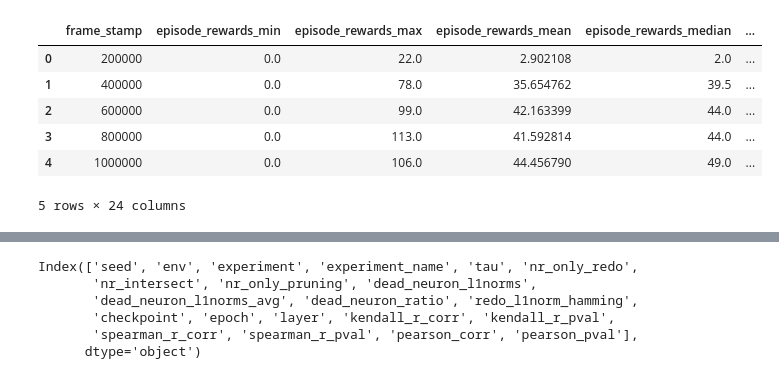
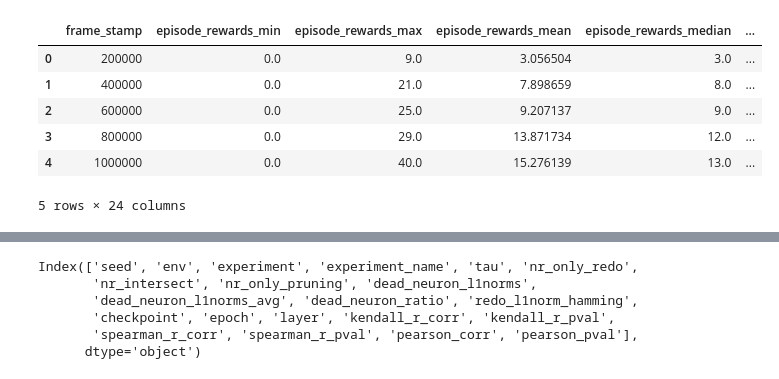
Before and after one commit to mariusdgm/minatar_work, a Jupyter notebook: notebooks/inspect_training_output.ipynb, the cells around one changed output, grey strips where cells are left out. Cells and saved outputs as stored; diff of their text form; code cells hidden in the pictures.

```diff
--- a/notebooks/inspect_training_output.ipynb
+++ b/notebooks/inspect_training_output.ipynb
@@ -47,7 +50,7 @@ warnings.filterwarnings('ignore', category=FutureWarning)
 training_outputs_folder_path = (
     r"D:\Work\PhD\minatar_work\experiments\training\outputs"
 )
-training_timestamp_folder = "2023_07_13-10_44_18"
+training_timestamp_folder = "2023_07_23-21_46_04"
 
 experiment_paths = collect_training_output_files(
         os.path.join(training_outputs_folder_path, training_timestamp_folder)
@@ -80,38 +83,38 @@ def process_records_from_stats_and_config(stats, config_path, stats_type):
 
     # build experiment name cause I did not think to save some kind of
     # exp name in config
     config_file_name = os.path.basename(config_path)
 
     # add info from the config file
     for record in flat_records:
         record["environment"] = config["environment"]
         record["seed"] = config["seed"]
         record["experiment_name"] = config["experiment_name"]
 
     return flat_records
 
 def collect_training_experiment_results(experiment_paths, stats="validation", train_epoch_counter = 200_000):
     records = []
     for experiment_files in experiment_paths:
         if experiment_files: # in case experiment did not finish
             records.extend(get_records_from_training_experiment(experiment_files, stats_type=stats))
 
     df = pd.DataFrame.from_records(records)
     df["epoch"] = df["frame_stamp"] // train_epoch_counter
 
     return df
 
 df = collect_training_experiment_results(experiment_paths, stats="validation")
 # df = collect_training_experiment_results(experiment_paths, stats="training")
 
 df.head()
 # %% [output]
 |  | frame_stamp | episode_rewards_min | episode_rewards_max | episode_rewards_mean | episode_rewards_median | ... |
-| 0 | 200000 | 0.0 | 22.0 | 2.902108 | 2.0 | ... |
-| 1 | 400000 | 0.0 | 78.0 | 35.654762 | 39.5 | ... |
-| 2 | 600000 | 0.0 | 99.0 | 42.163399 | 44.0 | ... |
-| 3 | 800000 | 0.0 | 113.0 | 41.592814 | 44.0 | ... |
-| 4 | 1000000 | 0.0 | 106.0 | 44.456790 | 49.0 | ... |
+| 0 | 200000 | 0.0 | 9.0 | 3.056504 | 3.0 | ... |
+| 1 | 400000 | 0.0 | 21.0 | 7.898659 | 8.0 | ... |
+| 2 | 600000 | 0.0 | 25.0 | 9.207137 | 9.0 | ... |
+| 3 | 800000 | 0.0 | 29.0 | 13.871734 | 12.0 | ... |
+| 4 | 1000000 | 0.0 | 40.0 | 15.276139 | 13.0 | ... |
 5 rows × 24 columns
 # %%
 # Assuming your DataFrame is named `df`
```
Also changed, not shown: parts of 12 cells of this notebook.
